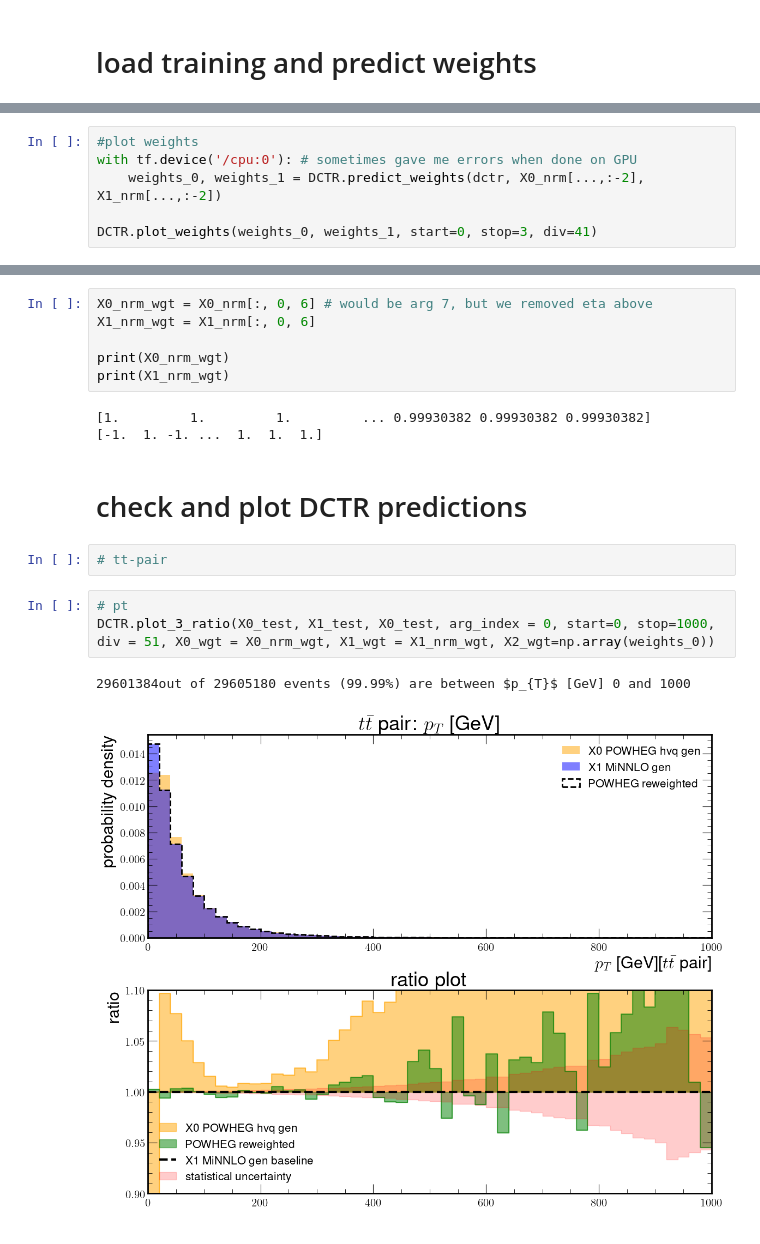
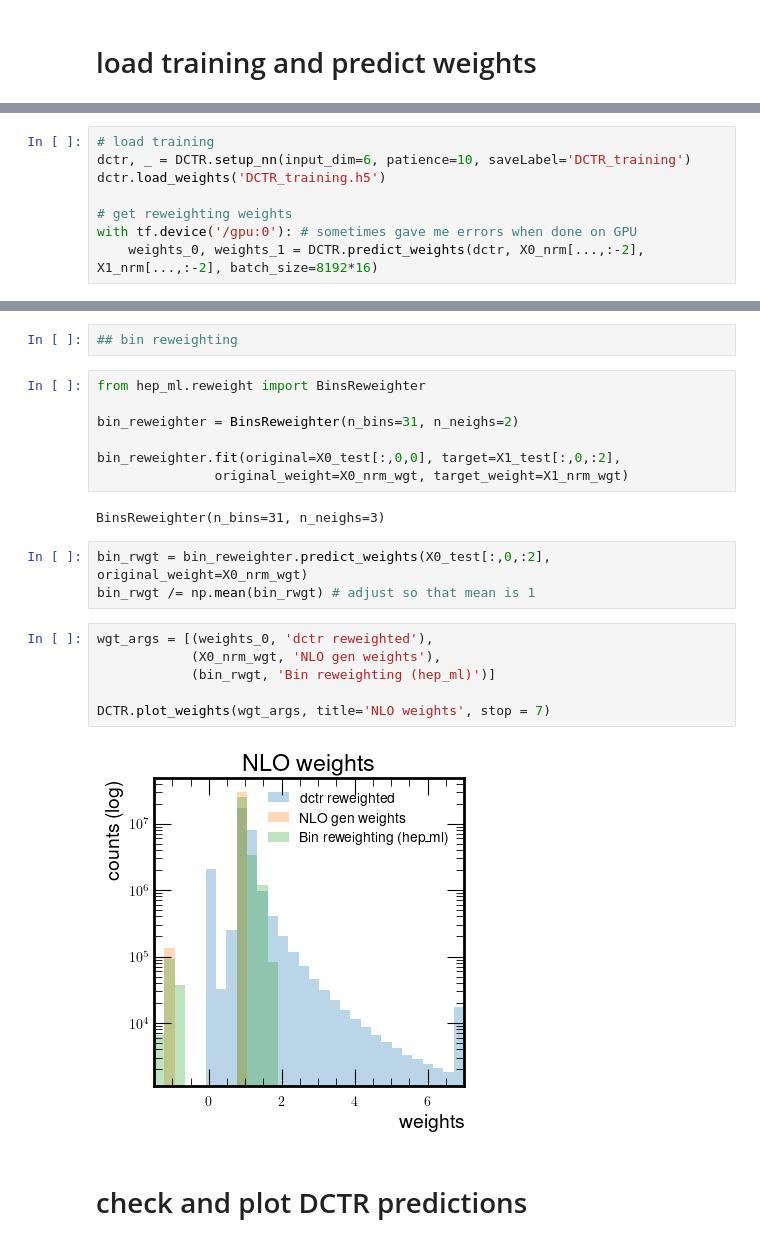
Before and after one commit to finnpuschmann/DCTR_FP, a Jupyter notebook: DCTR_notebook.ipynb, the cells around one changed output, grey strips where cells are left out. Saved outputs shown, nothing was run; the diff lists cells and outputs as text.

```diff
--- a/DCTR_notebook.ipynb
+++ b/DCTR_notebook.ipynb
@@ -253,7 +160,9 @@ dctr.load_weights('DCTR_training.h5')
 # %%
-#plot weights
-with tf.device('/cpu:0'): # sometimes gave me errors when done on GPU
-    weights_0, weights_1 = DCTR.predict_weights(dctr, X0_nrm[...,:-2], X1_nrm[...,:-2])
+# load training
+dctr, _ = DCTR.setup_nn(input_dim=6, patience=10, saveLabel='DCTR_training')
+dctr.load_weights('DCTR_training.h5')
 
-DCTR.plot_weights(weights_0, weights_1, start=0, stop=3, div=41)
+# get reweighting weights
+with tf.device('/gpu:0'): # sometimes gave me errors when done on GPU
+    weights_0, weights_1 = DCTR.predict_weights(dctr, X0_nrm[...,:-2], X1_nrm[...,:-2], batch_size=8192*16)
 # %% [output]
@@ -263,19 +171,24 @@ DCTR.plot_weights(weights_0, weights_1, start=0, stop=3, div=41)
-# %%
-X0_nrm_wgt = X0_nrm[:, 0, 6] # would be arg 7, but we removed eta above
-X1_nrm_wgt = X1_nrm[:, 0, 6]
-
-print(X0_nrm_wgt)
-print(X1_nrm_wgt)
-# %% [output]
-[1.         1.         1.         ... 0.99930382 0.99930382 0.99930382]
-[-1.  1. -1. ...  1.  1.  1.]
+# %%
+## bin reweighting
+# %%
+from hep_ml.reweight import BinsReweighter
+
+bin_reweighter = BinsReweighter(n_bins=31, n_neighs=2)
+
+bin_reweighter.fit(original=X0_test[:,0,0], target=X1_test[:,0,:2],
+               original_weight=X0_nrm_wgt, target_weight=X1_nrm_wgt)
+# %% [output]
+BinsReweighter(n_bins=31, n_neighs=3)
+# %%
+bin_rwgt = bin_reweighter.predict_weights(X0_test[:,0,:2], original_weight=X0_nrm_wgt)
+bin_rwgt /= np.mean(bin_rwgt) # adjust so that mean is 1
+# %%
+wgt_args = [(weights_0, 'dctr reweighted'),
+            (X0_nrm_wgt, 'NLO gen weights'),
+            (bin_rwgt, 'Bin reweighting (hep_ml)')]
+
+DCTR.plot_weights(wgt_args, title='NLO weights', stop = 7)
+# %% [output]
+[figure, added]
 # %% [markdown]
 # check and plot DCTR predictions
-# %%
-# tt-pair
-# %%
-# pt
-DCTR.plot_3_ratio(X0_test, X1_test, X0_test, arg_index = 0, start=0, stop=1000, div = 51, X0_wgt = X0_nrm_wgt, X1_wgt = X1_nrm_wgt, X2_wgt=np.array(weights_0))
-# %% [output]
-29601384out of 29605180 events (99.99%) are between $p_{T}$ [GeV] 0 and 1000
-[figure, removed]
```
Also changed, not shown: parts of 52 cells of this notebook, 2 other files.
